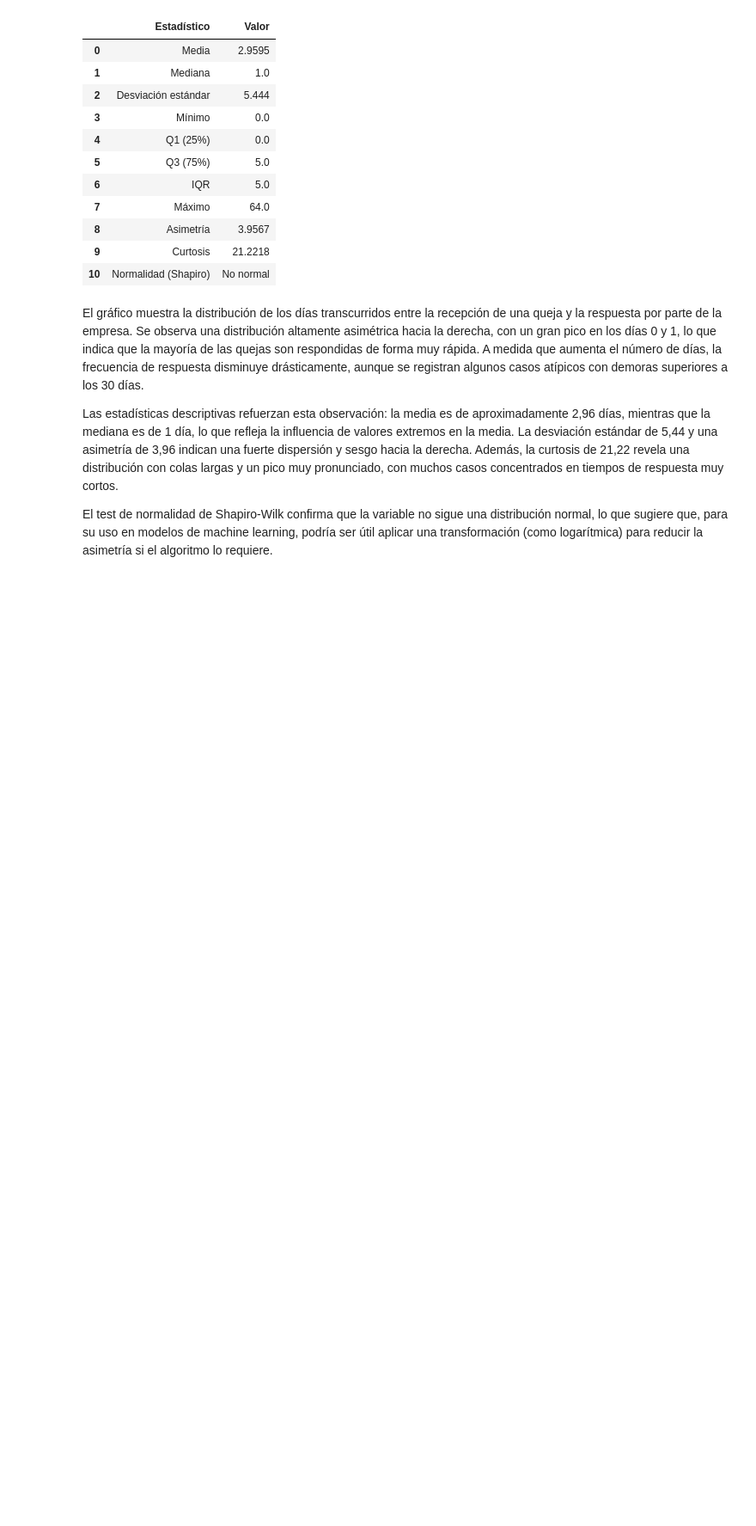
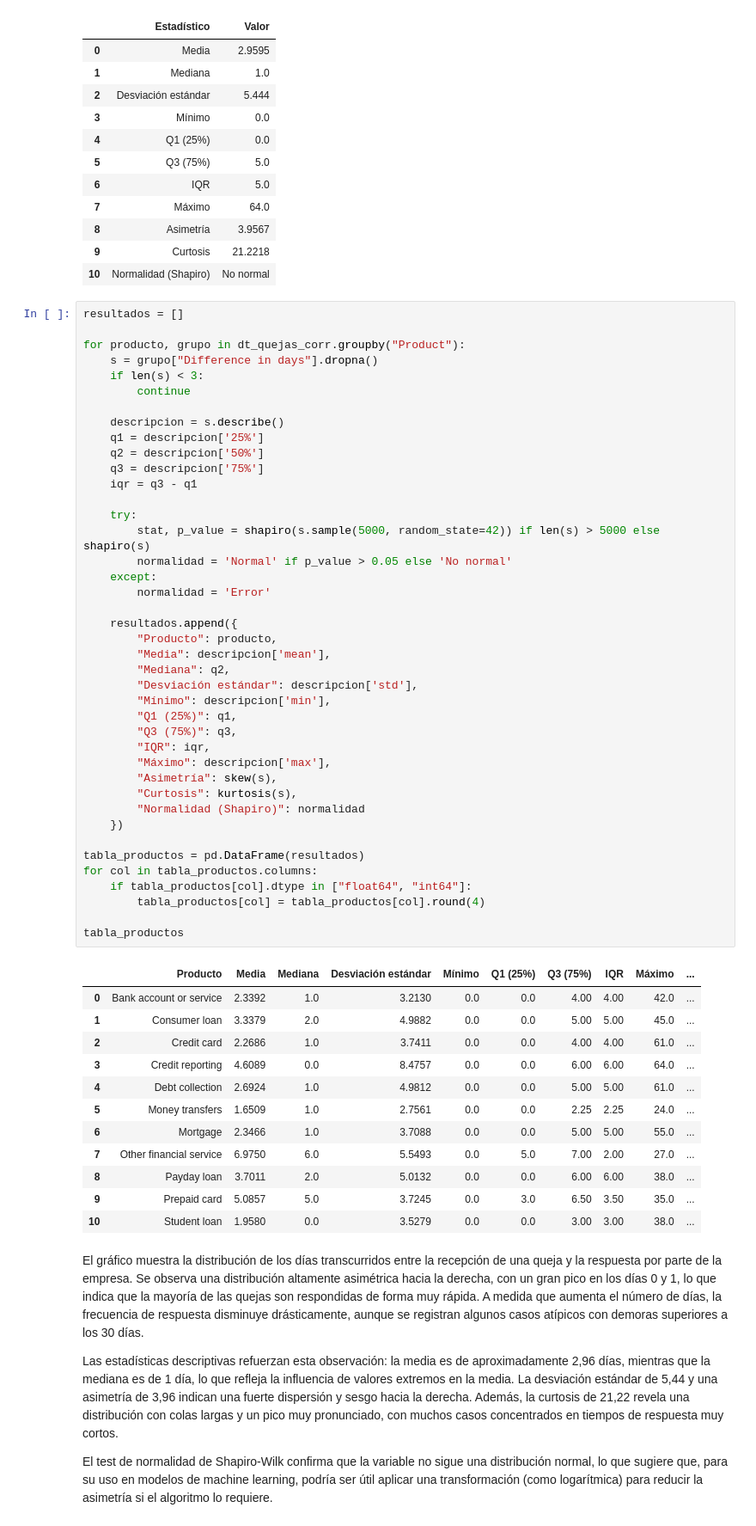
Before and after one commit to Jonolalde93/Proyectos_DS2025, a Jupyter notebook: Proyecto Fin de Modulo ML/notebooks/01.EDA.ipynb, the cells around one changed output. Shown: that part at 86% size. Cells and saved outputs as stored; diff of their text form; blank space fills up the shorter version.

```diff
--- a/Proyecto Fin de Modulo ML/notebooks/01.EDA.ipynb
+++ b/Proyecto Fin de Modulo ML/notebooks/01.EDA.ipynb
@@ -648,6 +747,60 @@ scipy.stats.shapiro: For N > 5000, computed p-value may not be accurate. Current
 | 8 | Asimetría | 3.9567 |
 | 9 | Curtosis | 21.2218 |
 | 10 | Normalidad (Shapiro) | No normal |
+# %%
+resultados = []
+
+for producto, grupo in dt_quejas_corr.groupby("Product"):
+    s = grupo["Difference in days"].dropna()
+    if len(s) < 3:
+        continue
+
+    descripcion = s.describe()
+    q1 = descripcion['25%']
+    q2 = descripcion['50%']
+    q3 = descripcion['75%']
+    iqr = q3 - q1
+
+    try:
+        stat, p_value = shapiro(s.sample(5000, random_state=42)) if len(s) > 5000 else shapiro(s)
+        normalidad = 'Normal' if p_value > 0.05 else 'No normal'
+    except:
+        normalidad = 'Error'
+
+    resultados.append({
+        "Producto": producto,
+        "Media": descripcion['mean'],
+        "Mediana": q2,
+        "Desviación estándar": descripcion['std'],
+        "Mínimo": descripcion['min'],
+        "Q1 (25%)": q1,
+        "Q3 (75%)": q3,
+        "IQR": iqr,
+        "Máximo": descripcion['max'],
+        "Asimetría": skew(s),
+        "Curtosis": kurtosis(s),
+        "Normalidad (Shapiro)": normalidad
+    })
+
+tabla_productos = pd.DataFrame(resultados)
+for col in tabla_productos.columns:
+    if tabla_productos[col].dtype in ["float64", "int64"]:
+        tabla_productos[col] = tabla_productos[col].round(4)
+
+tabla_productos
+# %% [output]
+|  | Producto | Media | Mediana | Desviación estándar | Mínimo | Q1 (25%) | Q3 (75%) | IQR | Máximo | ... |
+| 0 | Bank account or service | 2.3392 | 1.0 | 3.2130 | 0.0 | 0.0 | 4.00 | 4.00 | 42.0 | ... |
+| 1 | Consumer loan | 3.3379 | 2.0 | 4.9882 | 0.0 | 0.0 | 5.00 | 5.00 | 45.0 | ... |
+| 2 | Credit card | 2.2686 | 1.0 | 3.7411 | 0.0 | 0.0 | 4.00 | 4.00 | 61.0 | ... |
+| 3 | Credit reporting | 4.6089 | 0.0 | 8.4757 | 0.0 | 0.0 | 6.00 | 6.00 | 64.0 | ... |
+| 4 | Debt collection | 2.6924 | 1.0 | 4.9812 | 0.0 | 0.0 | 5.00 | 5.00 | 61.0 | ... |
+| 5 | Money transfers | 1.6509 | 1.0 | 2.7561 | 0.0 | 0.0 | 2.25 | 2.25 | 24.0 | ... |
+| 6 | Mortgage | 2.3466 | 1.0 | 3.7088 | 0.0 | 0.0 | 5.00 | 5.00 | 55.0 | ... |
+| 7 | Other financial service | 6.9750 | 6.0 | 5.5493 | 0.0 | 5.0 | 7.00 | 2.00 | 27.0 | ... |
+| 8 | Payday loan | 3.7011 | 2.0 | 5.0132 | 0.0 | 0.0 | 6.00 | 6.00 | 38.0 | ... |
+| 9 | Prepaid card | 5.0857 | 5.0 | 3.7245 | 0.0 | 3.0 | 6.50 | 3.50 | 35.0 | ... |
+| 10 | Student loan | 1.9580 | 0.0 | 3.5279 | 0.0 | 0.0 | 3.00 | 3.00 | 38.0 | ... |
 # %% [markdown]
 El gráfico muestra la distribución de los días transcurridos entre la recepción de una queja y la respuesta por parte de la empresa. Se observa una distribución altamente asimétrica hacia la derecha, con un gran pico en los días 0 y 1, lo que indica que la mayoría de las quejas son respondidas de forma muy rápida. A medida que aumenta el número de días, la frecuencia de respuesta disminuye drásticamente, aunque se registran algunos casos atípicos con demoras superiores a los 30 días.
 
```
Also changed, not shown: parts of 7 cells of this notebook, 20 other files.
